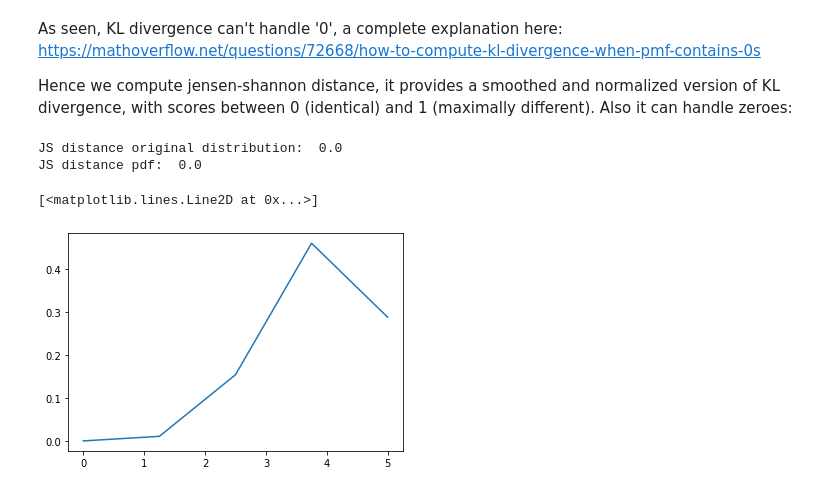
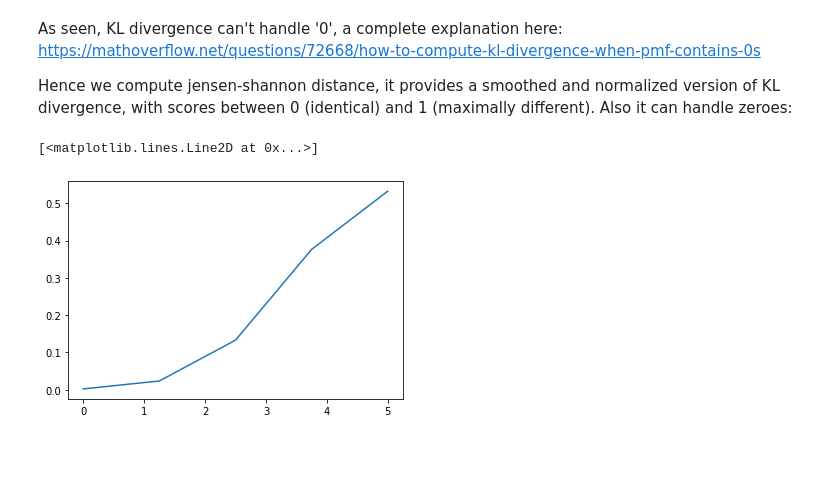
Before and after one commit to shree970/review-normaliser, a Jupyter notebook: review_normaliser.ipynb, the cells around one changed output. Cells and saved outputs as stored; diff of their text form; code cells hidden in the pictures; blank space fills up the shorter version.

```diff
--- a/review_normaliser.ipynb
+++ b/review_normaliser.ipynb
@@ -52,32 +46,21 @@ kl_diver pdf inf
 As seen, KL divergence can't handle '0', a complete explanation here: https://mathoverflow.net/questions/72668/how-to-compute-kl-divergence-when-pmf-contains-0s
 
 Hence we compute jensen-shannon distance, it provides a smoothed and normalized version of KL divergence, with scores between 0 (identical) and 1 (maximally different). Also it can handle zeroes:
-# %%
-#JS distance
-#print('kl_divergence direct reviews',kl_divergence(review_1,review_2))
-print('JS distance original distribution: ',jensenshannon(trial_1_pdf,trial_1_pdf))
-
-
-print('JS distance pdf: ',jensenshannon(trial_1_pdf,trial_1_pdf))
-#print('kl_diver pdf',kl_divergence(pdf_review_1,pdf_review_2))
-# %% [output]
-JS distance original distribution:  0.0
-JS distance pdf:  0.0
 # %%
 #! ideal review distribution using trunchnorm
 from scipy.stats import truncnorm
 myclip_a = 0
 myclip_b = 5
-my_mean = 4
-my_std = 1
+my_mean = 5
+my_std = 1.5
 
 a, b = (myclip_a - my_mean) / my_std, (myclip_b - my_mean) / my_std
 x_range = np.linspace(0,5,5)
 ideal_rating=truncnorm.pdf(x_range, a, b, loc = my_mean, scale = my_std)
 plt.plot(x_range, ideal_rating)
 # %% [output]
 [<matplotlib.lines.Line2D at 0x...>]
-[figure, old version]
+[figure, new version]
 # %%
 #JS distance
 #print('kl_divergence direct reviews',kl_divergence(review_1,review_2))
```
Also changed, not shown: parts of 12 cells of this notebook, 1 other file.
